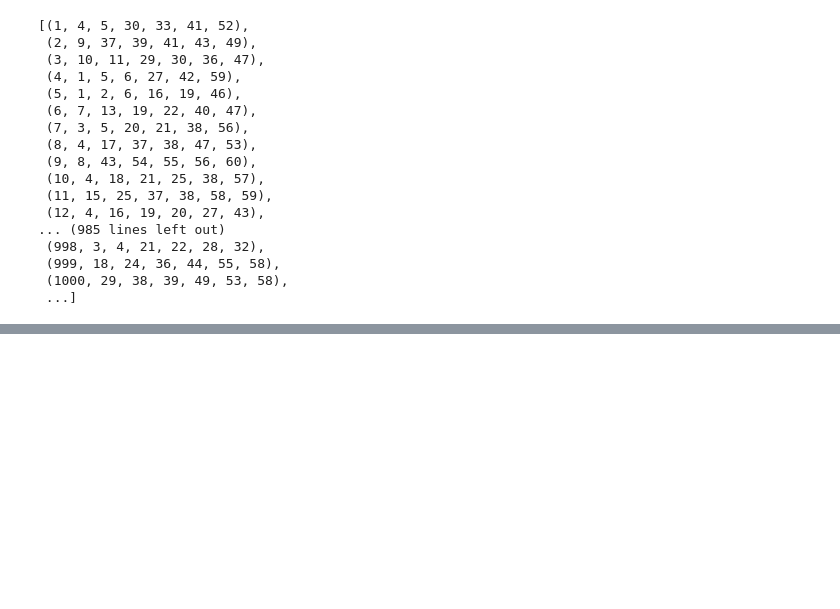
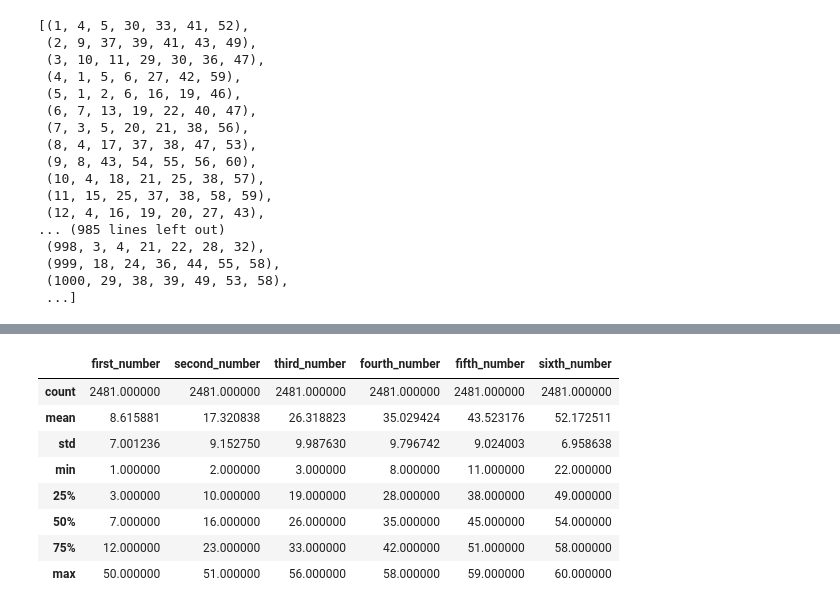
Before and after one commit to spohess/MegaBotSenaPy, a Jupyter notebook: Lottery_Analysis.ipynb, the cells around one changed output, grey strips where cells are left out. Saved outputs shown, nothing was run; the diff lists cells and outputs as text; code cells hidden in the pictures; blank space fills up the shorter version.

```diff
--- a/Lottery_Analysis.ipynb
+++ b/Lottery_Analysis.ipynb
@@ -48,0 +50,12 @@ contests
+# %%
+contests.describe()
+# %% [output]
+|  | first_number | second_number | third_number | fourth_number | fifth_number | sixth_number |
+| count | 2481.000000 | 2481.000000 | 2481.000000 | 2481.000000 | 2481.000000 | 2481.000000 |
+| mean | 8.615881 | 17.320838 | 26.318823 | 35.029424 | 43.523176 | 52.172511 |
+| std | 7.001236 | 9.152750 | 9.987630 | 9.796742 | 9.024003 | 6.958638 |
+| min | 1.000000 | 2.000000 | 3.000000 | 8.000000 | 11.000000 | 22.000000 |
+| 25% | 3.000000 | 10.000000 | 19.000000 | 28.000000 | 38.000000 | 49.000000 |
+| 50% | 7.000000 | 16.000000 | 26.000000 | 35.000000 | 45.000000 | 54.000000 |
+| 75% | 12.000000 | 23.000000 | 33.000000 | 42.000000 | 51.000000 | 58.000000 |
+| max | 50.000000 | 51.000000 | 56.000000 | 58.000000 | 59.000000 | 60.000000 |
```
Also changed, not shown: parts of 16 cells of this notebook.
